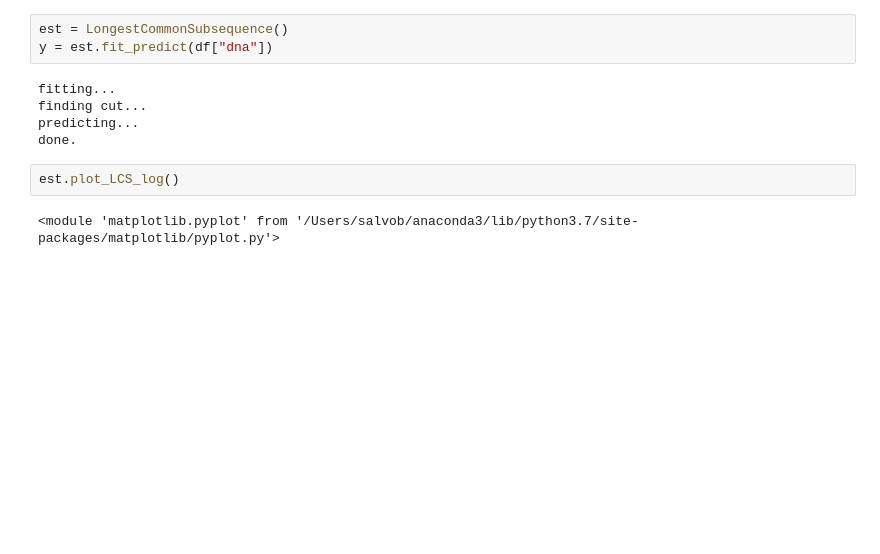
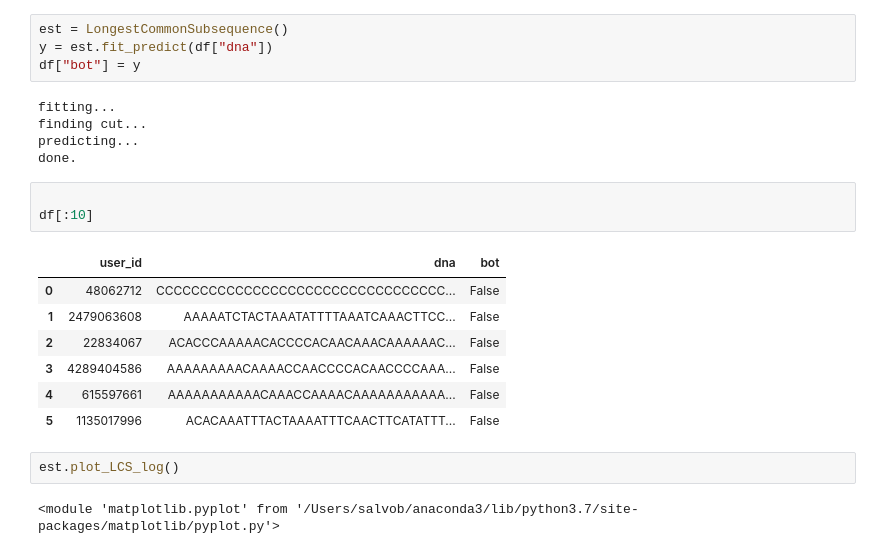
Before and after one commit to WAFI-CNR/ddna-toolbox, a Jupyter notebook: examples/DigitalDNA_python_package.ipynb, the cells around one changed output. Drawn from its saved outputs; the diff is of its cells as text; blank space fills up the shorter version.

```diff
--- a/examples/DigitalDNA_python_package.ipynb
+++ b/examples/DigitalDNA_python_package.ipynb
@@ -19,11 +61,23 @@ df = pd.read_csv(filepath)
 # %%
 est = LongestCommonSubsequence()
 y = est.fit_predict(df["dna"])
+df["bot"] = y
 # %% [output]
 fitting...
 finding cut...
 predicting...
 done.
+# %%
+
+df[:10]
+# %% [output]
+|  | user_id | dna | bot |
+| 0 | 48062712 | CCCCCCCCCCCCCCCCCCCCCCCCCCCCCCCCC... | False |
+| 1 | 2479063608 | AAAAATCTACTAAATATTTTAAATCAAACTTCC... | False |
+| 2 | 22834067 | ACACCCAAAAACACCCCACAACAAACAAAAAAC... | False |
+| 3 | 4289404586 | AAAAAAAAACAAAACCAACCCCACAACCCCAAA... | False |
+| 4 | 615597661 | AAAAAAAAAAACAAACCAAAACAAAAAAAAAAA... | False |
+| 5 | 1135017996 | ACACAAATTTACTAAAATTTCAACTTCATATTT... | False |
 # %%
 est.plot_LCS_log()
 # %% [output]
```
Also changed, not shown: parts of 7 cells of this notebook, 2 other files.
